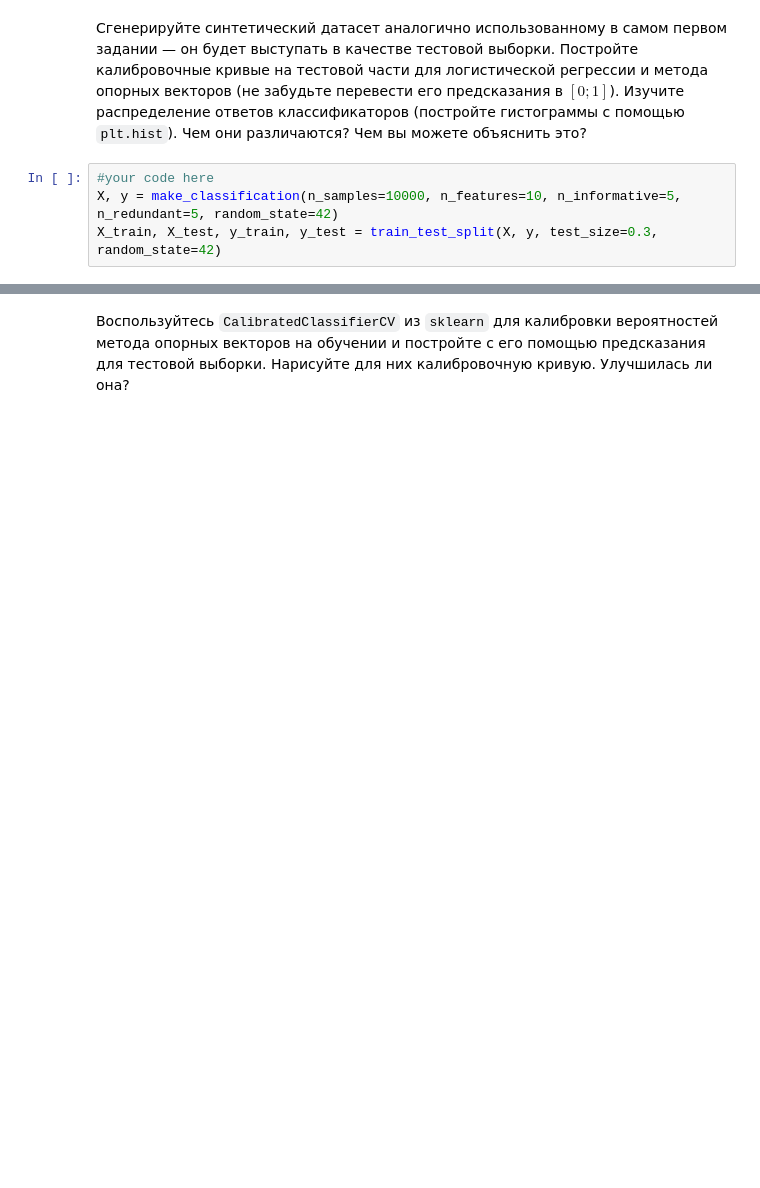
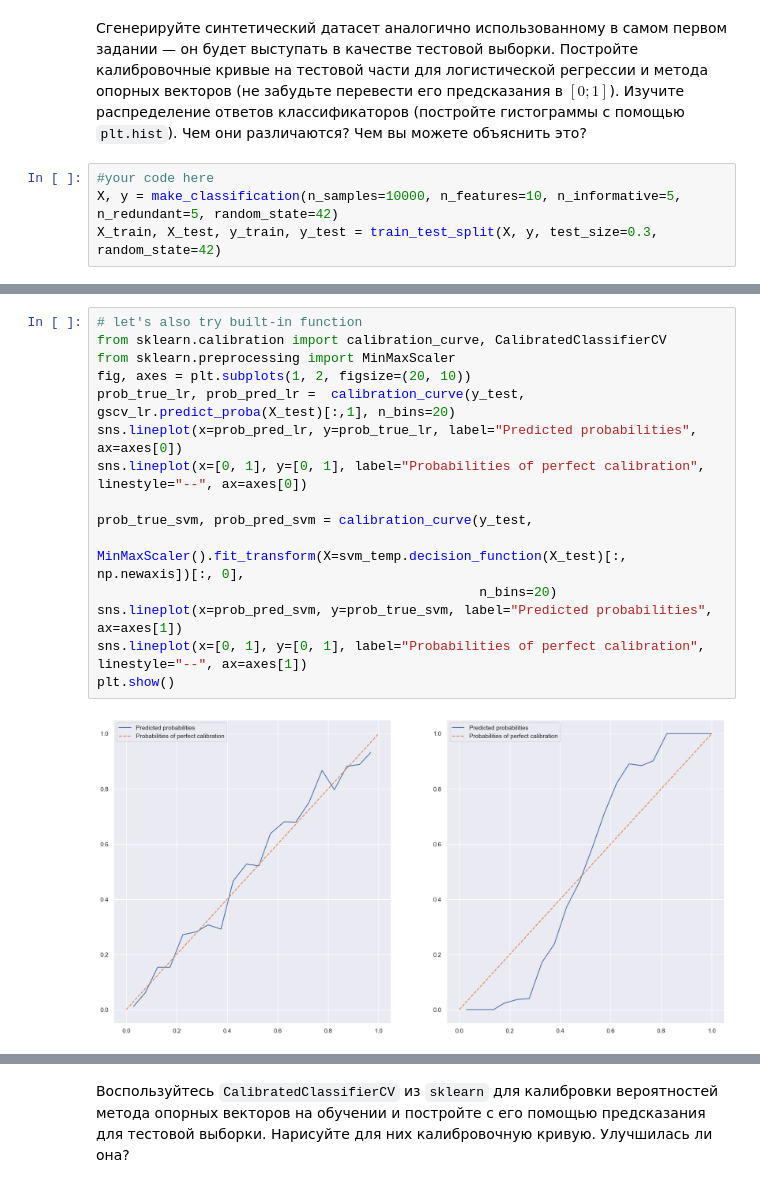
Before and after one commit to saaprikins/nes_ml_course_homeworks, a Jupyter notebook: homework_practice_4.ipynb, the cells around one changed output, grey strips where cells are left out. Saved outputs shown, nothing was run; the diff lists cells and outputs as text; blank space fills up the shorter version.

```diff
--- a/homework_practice_4.ipynb
+++ b/homework_practice_4.ipynb
@@ -281,0 +325,17 @@ plot_calibration_curve(y_test=y_test, preds=gscv_svm.predict_proba(X_test)[:,1])
+# %%
+# let's also try built-in function
+from sklearn.calibration import calibration_curve, CalibratedClassifierCV
+from sklearn.preprocessing import MinMaxScaler
+fig, axes = plt.subplots(1, 2, figsize=(20, 10))
+prob_true_lr, prob_pred_lr =  calibration_curve(y_test, gscv_lr.predict_proba(X_test)[:,1], n_bins=20)
+sns.lineplot(x=prob_pred_lr, y=prob_true_lr, label="Predicted probabilities", ax=axes[0])
+sns.lineplot(x=[0, 1], y=[0, 1], label="Probabilities of perfect calibration", linestyle="--", ax=axes[0])
+
+prob_true_svm, prob_pred_svm = calibration_curve(y_test,
+                                                 MinMaxScaler().fit_transform(X=svm_temp.decision_function(X_test)[:, np.newaxis])[:, 0],
+                                                 n_bins=20)
+sns.lineplot(x=prob_pred_svm, y=prob_true_svm, label="Predicted probabilities", ax=axes[1])
+sns.lineplot(x=[0, 1], y=[0, 1], label="Probabilities of perfect calibration", linestyle="--", ax=axes[1])
+plt.show()
+# %% [output]
+[figure, added]
```
Also changed, not shown: parts of 23 cells of this notebook.
